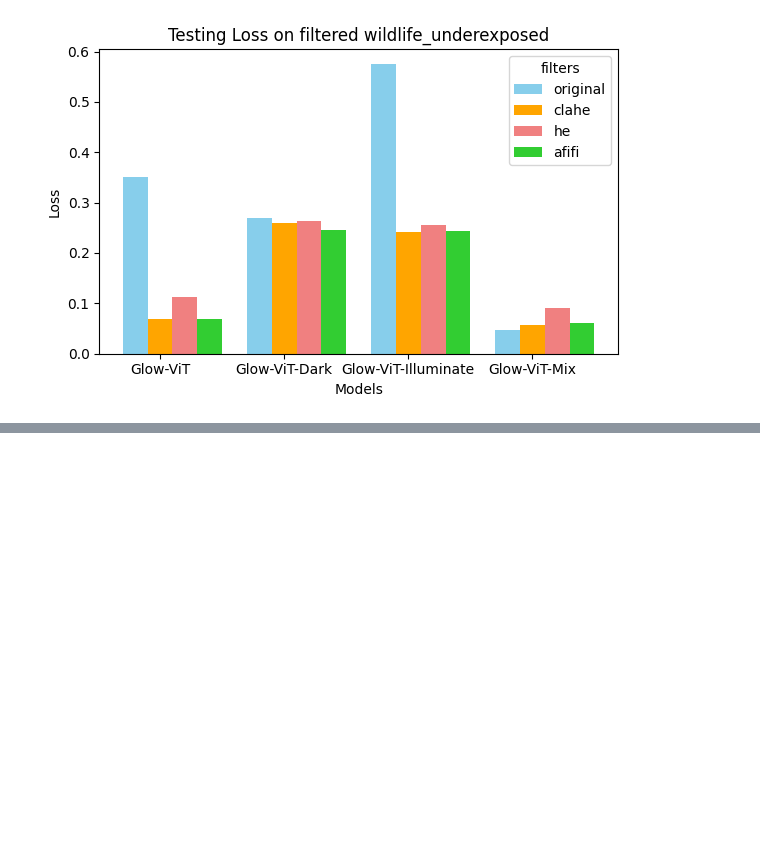
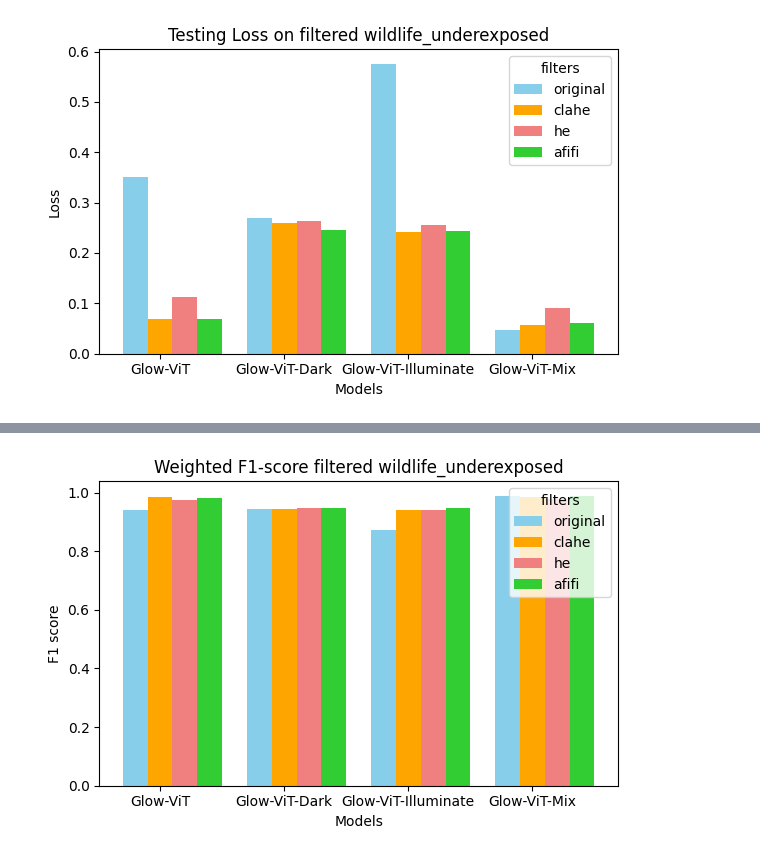
Before and after one commit to yin30lei/ECE-253-Project, a Jupyter notebook: result_visualize.ipynb, the cells around one changed output, grey strips where cells are left out. Cells and saved outputs as stored; diff of their text form; code cells hidden in the pictures; blank space fills up the shorter version.

```diff
--- a/result_visualize.ipynb
+++ b/result_visualize.ipynb
@@ -273,0 +342,34 @@ plt.show()
+# %%
+
+models = ["Glow-ViT", "Glow-ViT-Dark", "Glow-ViT-Illuminate", "Glow-ViT-Mix"]
+filters = ["original", "clahe", "he", "afifi"]
+eval_loss = {
+    "Glow-ViT": [0.9393, 0.9864, 0.9753, 0.9802],
+    "Glow-ViT-Dark": [0.9427, 0.9436, 0.9459, 0.9461],
+    "Glow-ViT-Illuminate": [0.8733, 0.9397, 0.9412, 0.9490],
+    "Glow-ViT-Mix": [0.9890, 0.9851, 0.978, 0.9877],
+}
+
+x = np.arange(len(models))
+width = 0.2
+colors = ["skyblue", "orange", "lightcoral", "limegreen"]
+
+fig, ax = plt.subplots(figsize=(6, 4))
+
+for i, filter in enumerate(filters):
+    offset = (i - 1) * width
+    ax.bar(x + offset, [eval_loss[model][i] for model in models], width, label=filter, color=colors[i])
+
+ax.set_title("Weighted F1-score filtered wildlife_underexposed")
+ax.set_xlabel("Models")
+ax.set_ylabel("F1 score")
+ax.set_xticks(x)
+ax.set_xticklabels(models)
+ax.legend(title="filters")
+
+plt.tight_layout()
+
+plt.savefig("img/under_exposed_f1.svg", format="svg")
+plt.show()
+# %% [output]
+[figure, added]
```
Also changed, not shown: parts of 2 cells of this notebook, 3 other files.
